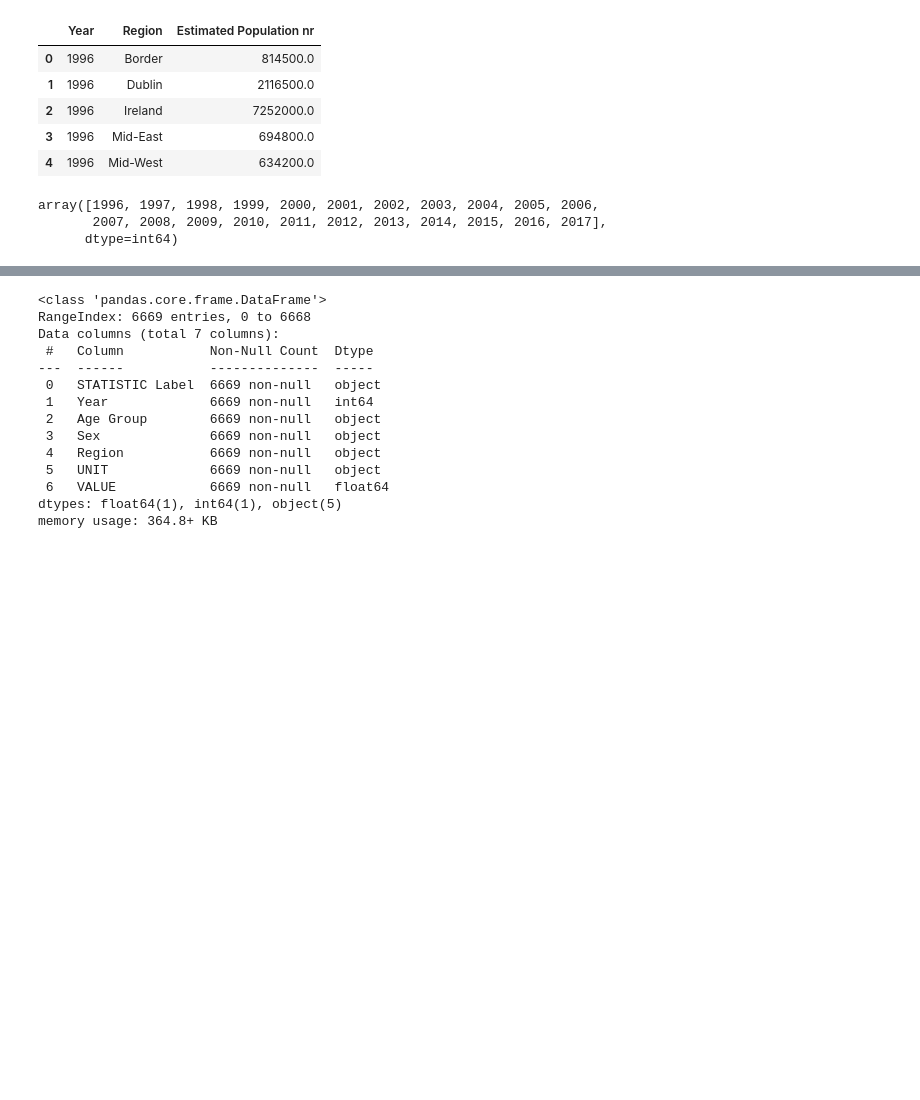
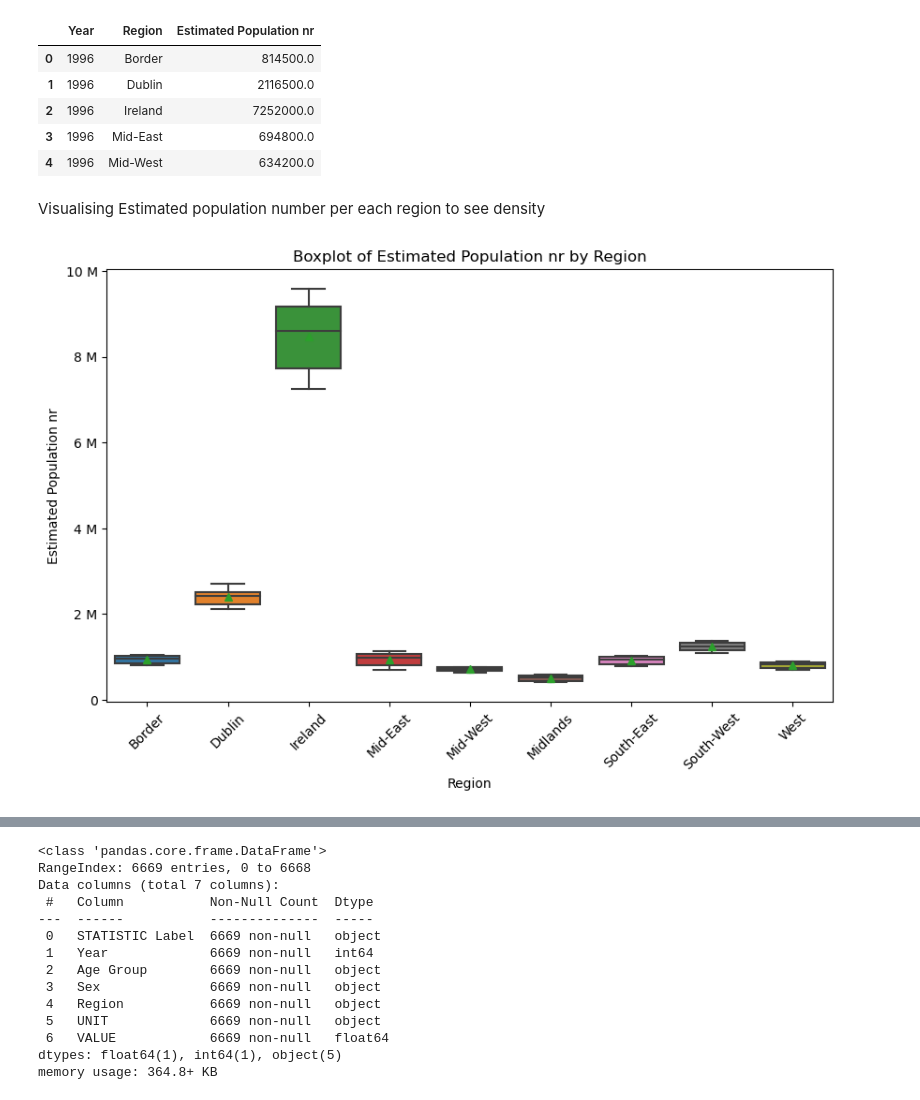
Before and after one commit to Natidhcp/MSc_DA, a Jupyter notebook: PEA.ipynb, the cells around one changed output, grey strips where cells are left out. Cells and saved outputs as stored; diff of their text form; code cells hidden in the pictures; blank space fills up the shorter version.

```diff
--- a/PEA.ipynb
+++ b/PEA.ipynb
@@ -149,9 +117,29 @@ df_pop1.head()
 | 2 | 1996 | Ireland | 7252000.0 |
 | 3 | 1996 | Mid-East | 694800.0 |
 | 4 | 1996 | Mid-West | 634200.0 |
-# %%
-df_pop1["Year"].unique()
-# %% [output]
-array([1996, 1997, 1998, 1999, 2000, 2001, 2002, 2003, 2004, 2005, 2006,
-       2007, 2008, 2009, 2010, 2011, 2012, 2013, 2014, 2015, 2016, 2017],
-      dtype=int64)
+# %% [markdown]
+Visualising Estimated population number per each region to see density
+# %%
+# Create the boxplot
+plt.figure(figsize=(10, 6))  # Set the figure size to 10 inches wide and 6 inches tall
+sns.boxplot(
+    x = "Region",
+    y = "Estimated Population nr",
+    showmeans=True,
+    data=df_pop1
+)
+# Add title and labels
+plt.title("Boxplot of Estimated Population nr by Region")
+plt.xlabel("Region")
+plt.ylabel("Estimated Population nr")
+
+# Rotate x-axis labels for better readability
+plt.xticks(rotation=45)
+
+# Format tickers in engineering format
+plt.gca().yaxis.set_major_formatter(ticker.EngFormatter())
+
+# Show the boxplot
+plt.show()
+# %% [output]
+[figure, added]
```
Also changed, not shown: parts of 33 cells of this notebook.
